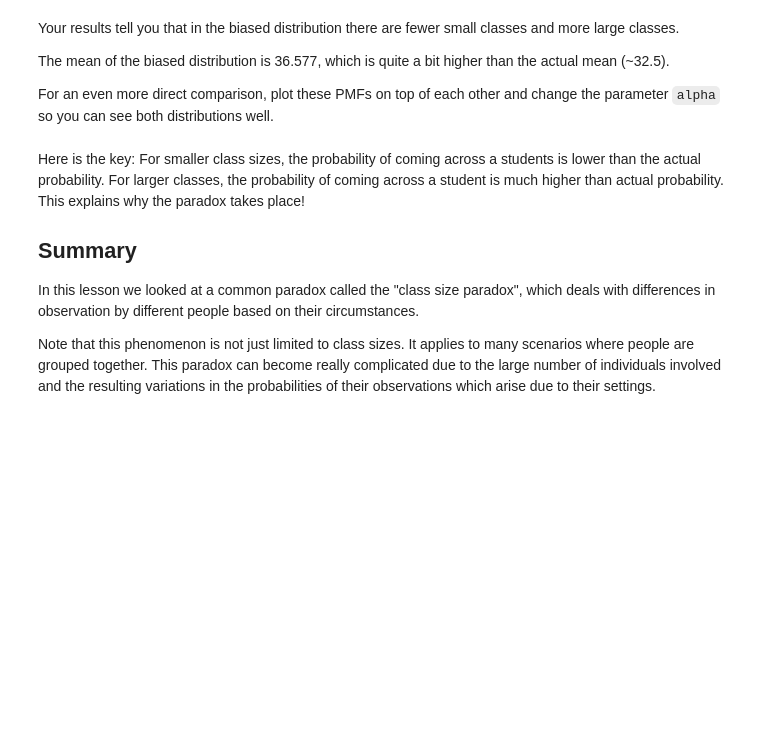
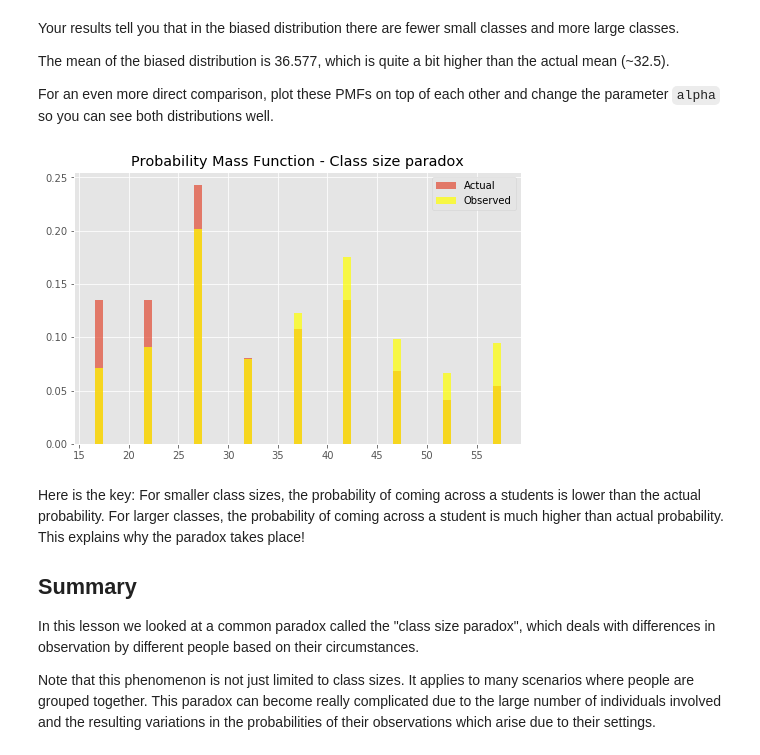
Before and after one commit to learn-co-curriculum/dsc-probability-mass-function-lab, a Jupyter notebook: index.ipynb, the cells around one changed output. Drawn from its saved outputs; the diff is of its cells as text; code cells hidden in the pictures; blank space fills up the shorter version.

```diff
--- a/index.ipynb
+++ b/index.ipynb
@@ -138,6 +225,17 @@ The mean of the biased distribution is 36.577, which is quite a bit higher than
 For an even more direct comparison, plot these PMFs on top of each other and change the parameter `alpha` so you can see both distributions well.
 # %%
 # Plot pmfs overlapping
+# %%
+# __SOLUTION__
+# Plot pmfs overlapping
+plt.figure(figsize=(8,5))
+plt.bar(counter.keys(), pmf, label= 'Actual', alpha = 0.7 );
+plt.bar(counter.keys(), pmf2, color= "yellow", alpha = 0.7, label= 'Observed');
+plt.title ("Probability Mass Function - Class size paradox");
+plt.legend()
+plt.show()
+# %% [output]
+[figure, added]
 # %% [markdown]
 Here is the key: For smaller class sizes, the probability of coming across a students is lower than the actual probability. For larger classes, the probability of coming across a student is much higher than actual probability. This explains why the paradox takes place!
 
```
Also changed, not shown: parts of 10 cells of this notebook, 4 other files.
